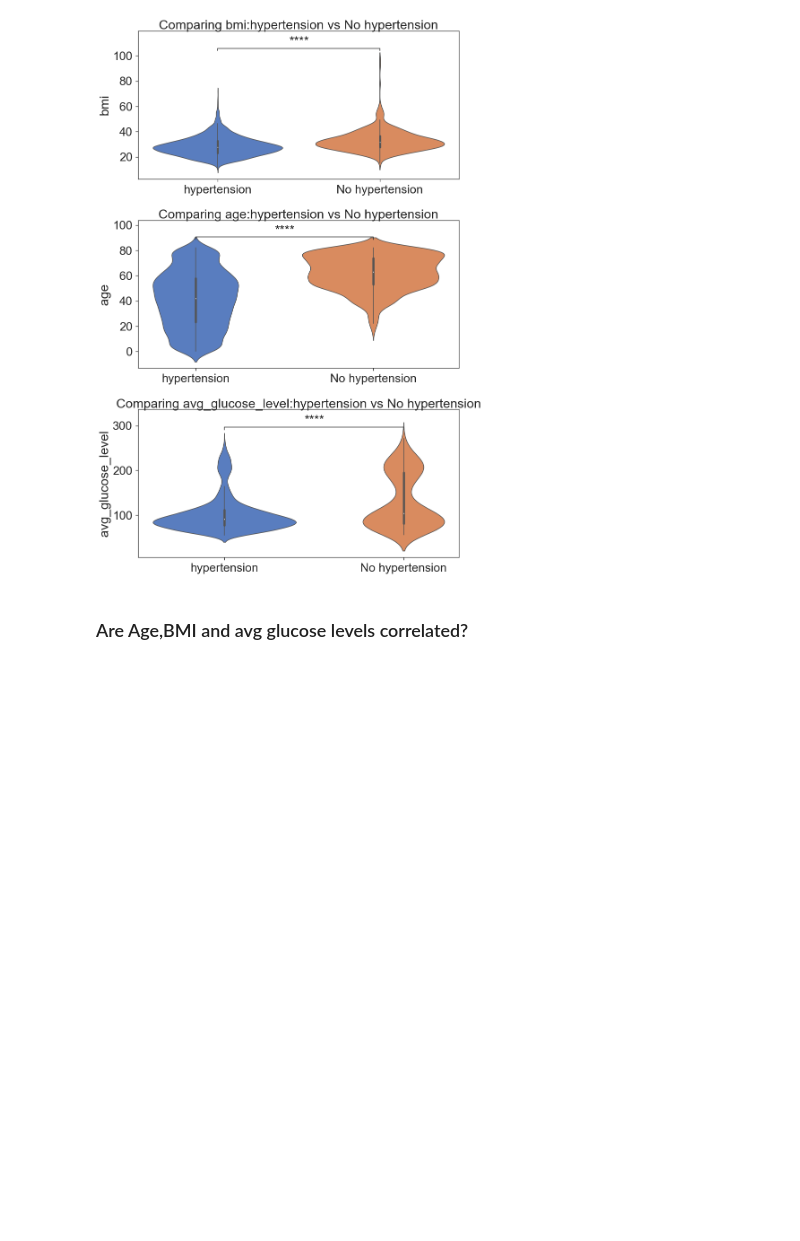
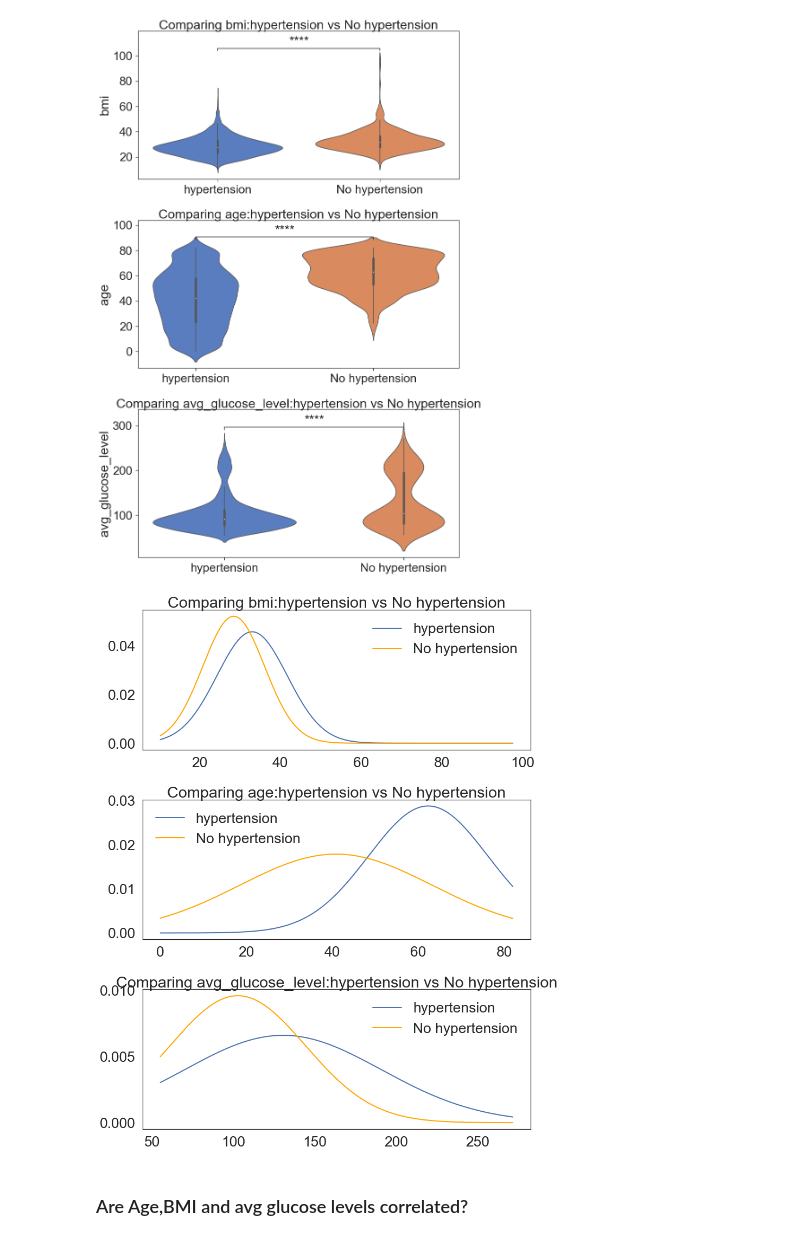
Before and after one commit to ironb25/capstone1, a Jupyter notebook: Capstone1updated.ipynb, the cells around one changed output. Drawn from its saved outputs; the diff is of its cells as text; code cells hidden in the pictures; blank space fills up the shorter version.

```diff
--- a/Capstone1updated.ipynb
+++ b/Capstone1updated.ipynb
@@ -212,6 +267,10 @@ ns: 5.00e-02 < p <= 1.00e+00
 
 0 v.s. 1: t-test independent samples with Bonferroni correction, P_val=3.066e-37 stat=-1.286e+01
 [figure]
+# %%
+plot_dist(df, features,categorical ='hypertension')
+# %% [output]
+[figure, added]
 # %% [markdown]
 ### Are Age,BMI and avg glucose levels correlated?
 # %%
```
Also changed, not shown: parts of 46 cells of this notebook.
